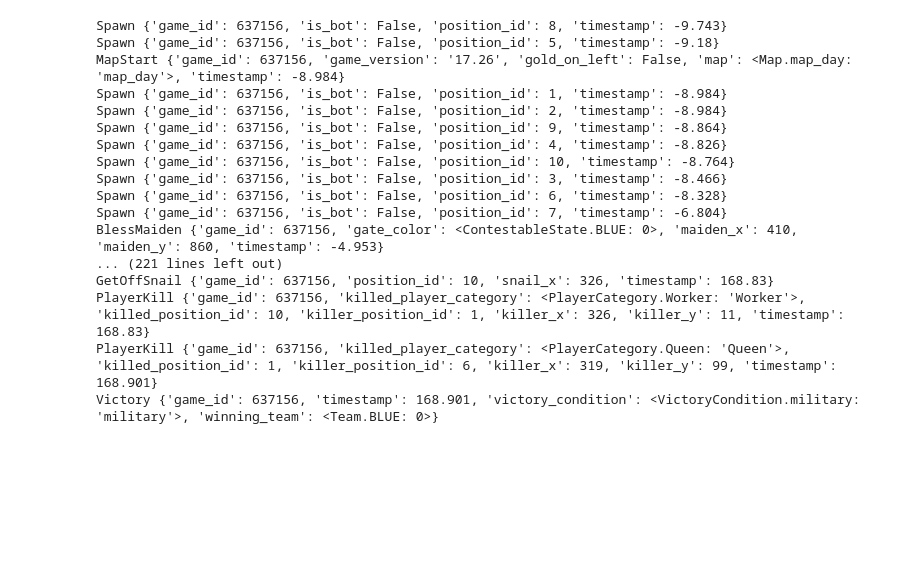
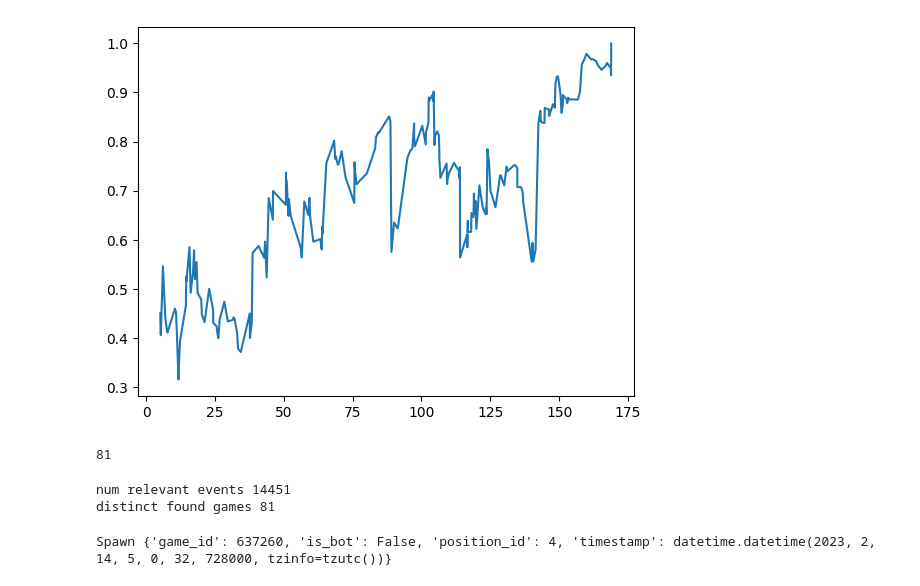
Before and after one commit to rrenaud/KQuity, a Jupyter notebook: Video Hacking.ipynb, the cells around one changed output. Drawn from its saved outputs; the diff is of its cells as text; code cells hidden in the pictures; blank space fills up the shorter version.

```diff
--- a/Video Hacking.ipynb
+++ b/Video Hacking.ipynb
@@ -80,7 +86,9 @@ start_frame = 310
+# %%
+bst = lgb.Booster(model_file='model_experiments/no_food_dep2/model.mdl')  # init model
 # %%
-def get_events_for_game(game_id):
+def get_events_and_states_for_game(game_id):
     cmd_list = ['grep -h',  f"',{game_id}'",
-                'validated_all_gameevent_partitioned/gameevents_*.csv']
+                'validated_all_gameevent_partitioned/gameevents_08[23].csv']
     raw_events_str = subprocess.getoutput(' '.join(cmd_list))
     csv_reader = csv.DictReader(
         io.StringIO(constants.GAME_EVENT_HEADER + '\n' + raw_events_str))
@@ -88,28 +96,8 @@ def get_events_for_game(game_id):
     game_event_iterator = preprocess.iterate_events_from_csv_reader(csv_reader)
 
     msi = map_structure.MapStructureInfos()
-    yield from preprocess.iterate_game_events_with_state(game_event_iterator, msi)
-
-for game_id, event, game_state, all_game_events in get_events_for_game(637156):
-    #start_and_end_events = [e for e in all_game_events if type(e) in (preprocess.MapStartEvent,
-    #                                                                  preprocess.GameStartEvent)]
-    preprocess.debug_print_events(all_game_events)
-    break
+    ret = []
+    iterable = preprocess.iterate_game_events_with_state(game_event_iterator, msi)
+    for game_id, event, game_state, all_game_events in iterable:
+        ret.append((game_id, event, copy.deepcopy(game_state), all_game_events))
+    return ret
-# %% [output]
-Spawn {'game_id': 637156, 'is_bot': False, 'position_id': 8, 'timestamp': -9.743}
-Spawn {'game_id': 637156, 'is_bot': False, 'position_id': 5, 'timestamp': -9.18}
-MapStart {'game_id': 637156, 'game_version': '17.26', 'gold_on_left': False, 'map': <Map.map_day: 'map_day'>, 'timestamp': -8.984}
-Spawn {'game_id': 637156, 'is_bot': False, 'position_id': 1, 'timestamp': -8.984}
-Spawn {'game_id': 637156, 'is_bot': False, 'position_id': 2, 'timestamp': -8.984}
-Spawn {'game_id': 637156, 'is_bot': False, 'position_id': 9, 'timestamp': -8.864}
-Spawn {'game_id': 637156, 'is_bot': False, 'position_id': 4, 'timestamp': -8.826}
-Spawn {'game_id': 637156, 'is_bot': False, 'position_id': 10, 'timestamp': -8.764}
-Spawn {'game_id': 637156, 'is_bot': False, 'position_id': 3, 'timestamp': -8.466}
-Spawn {'game_id': 637156, 'is_bot': False, 'position_id': 6, 'timestamp': -8.328}
-Spawn {'game_id': 637156, 'is_bot': False, 'position_id': 7, 'timestamp': -6.804}
-BlessMaiden {'game_id': 637156, 'gate_color': <ContestableState.BLUE: 0>, 'maiden_x': 410, 'maiden_y': 860, 'timestamp': -4.953}
-... (221 lines left out)
-GetOffSnail {'game_id': 637156, 'position_id': 10, 'snail_x': 326, 'timestamp': 168.83}
-PlayerKill {'game_id': 637156, 'killed_player_category': <PlayerCategory.Worker: 'Worker'>, 'killed_position_id': 10, 'killer_position_id': 1, 'killer_x': 326, 'killer_y': 11, 'timestamp': 168.83}
-PlayerKill {'game_id': 637156, 'killed_player_category': <PlayerCategory.Queen: 'Queen'>, 'killed_position_id': 1, 'killer_position_id': 6, 'killer_x': 319, 'killer_y': 99, 'timestamp': 168.901}
-Victory {'game_id': 637156, 'timestamp': 168.901, 'victory_condition': <VictoryCondition.military: 'military'>, 'winning_team': <Team.BLUE: 0>}
@@ -120,0 +104,34 @@ Victory {'game_id': 637156, 'timestamp': 168.901, 'victory_condition': <VictoryC
+# %%
+def plot_lwp(game_id):
+    single_game_events = get_events_and_states_for_game(game_id)
+    single_game_states_matrix, labels = preprocess.create_game_states_matrix(single_game_events)
+    classified = bst.predict(single_game_states_matrix)
+    last_timestamps = [e.timestamp for _, e, _, _ in single_game_events][-len(classified):]
+    plt.plot(last_timestamps, classified)
+plot_lwp(637156)
+# %% [output]
+[figure, added]
+# %%
+starting_frames_by_game_id = {}
+last_kq_start_frame = None
+for line in open('hivemind_frame_indexes.txt', 'r'):
+    if 'capture hivemind' in line:
+        starting_frames_by_game_id[int(line.split('/')[-1])] = last_kq_start_frame
+    if 'capture kq start' in line:
+        last_kq_start_frame = int(line.split()[3])
+print(len(starting_frames_by_game_id))
+# %% [output]
+81
+# %%
+candidate_events_list = list(preprocess.iterate_events_from_csv(
+    'validated_all_gameevent_partitioned/gameevents_08[23].csv'))
+relevant_events = [e for e in candidate_events_list if e.game_id in starting_frames_by_game_id]
+print('num relevant events', len(relevant_events))
+print('distinct found games', len(set(e.game_id for e in relevant_events)))
+# %% [output]
+num relevant events 14451
+distinct found games 81
+# %%
+preprocess.debug_print_events([relevant_events[0]])
+# %% [output]
+Spawn {'game_id': 637260, 'is_bot': False, 'position_id': 4, 'timestamp': datetime.datetime(2023, 2, 14, 5, 0, 32, 728000, tzinfo=tzutc())}
```
Also changed, not shown: parts of 8 cells of this notebook, 2 other files.
